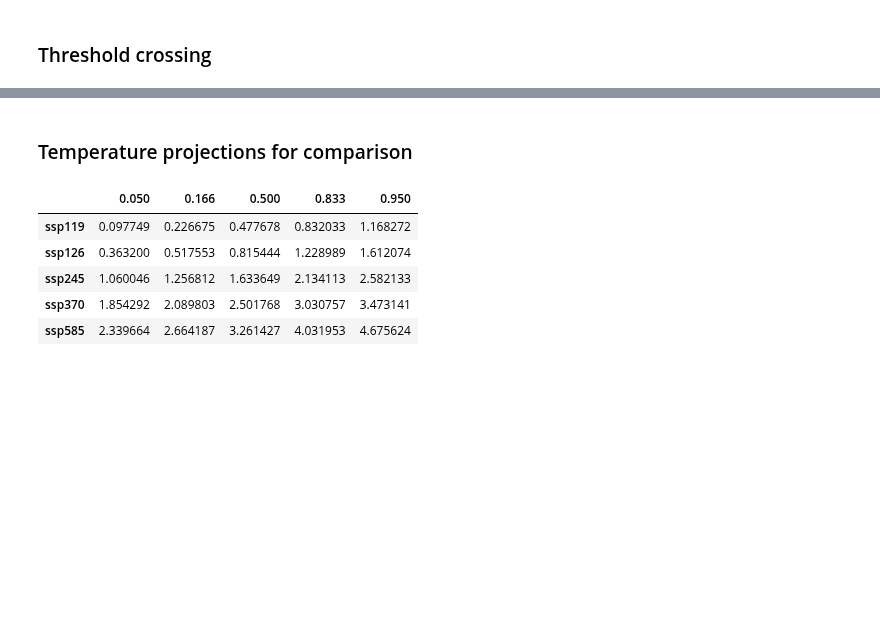
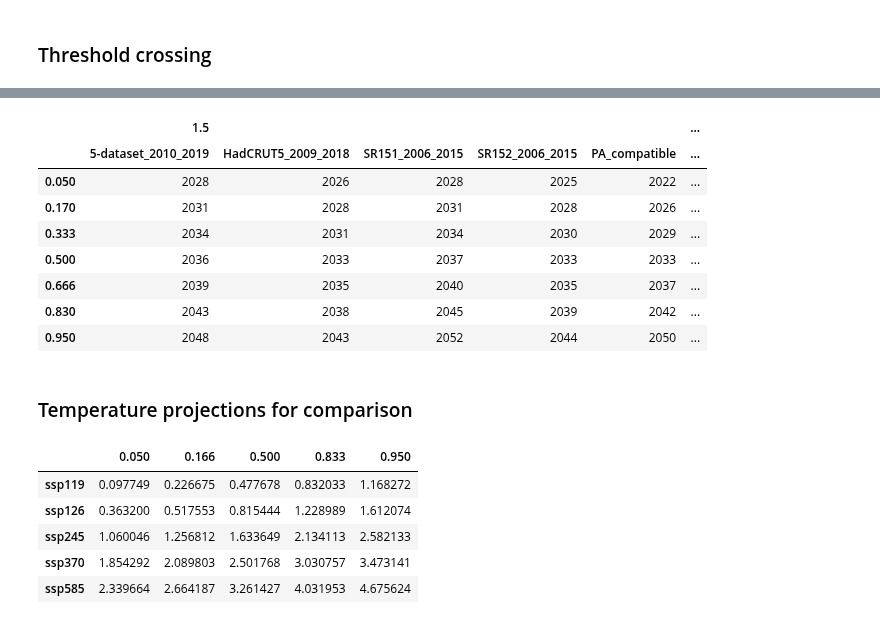
Before and after one commit to njleach/GIR, a Jupyter notebook: GIR/notebooks/SSP_NROY_ensemble.ipynb, the cells around one changed output, grey strips where cells are left out. Saved outputs shown, nothing was run; the diff lists cells and outputs as text; code cells hidden in the pictures; blank space fills up the shorter version.

```diff
--- a/GIR/notebooks/SSP_NROY_ensemble.ipynb
+++ b/GIR/notebooks/SSP_NROY_ensemble.ipynb
@@ -1191,0 +1257,16 @@ plt.legend(fontsize=15)
+# %%
+baselines = {}
+baselines['5-dataset_2010_2019'] = (GMST_datasets.loc['2010':'2019'].mean(axis=1).mean() - GMST_datasets.loc['1861':'1880'].mean(axis=1).mean())
+baselines['HadCRUT5_2009_2018'] = HadCRUT5_analysis.loc[2009:2018].mean() - HadCRUT5_analysis.loc[1861:1880].mean()
+baselines['SR151_2006_2015'] = 0.87 # relative to 1850-1900
+baselines['SR152_2006_2015'] = 0.97 # relative to 1850-1900
+baselines['PA_compatible'] = 0.6 # relative to 1850-1900
+# %%
+GMST_annual = (GMST_datasets.mean(axis=1) - GMST_datasets.loc['1861':'1880'].mean(axis=1).mean()).resample('y',loffset='-6m').mean()
+GMST_annual.index = GMST_annual.index.year
+GMST_annual_smooth = pd.Series(LOWESS(GMST_annual,GMST_annual.index,frac=0.1)[:,1],index=GMST_annual.index)
+
+HadCRUT5_smooth = pd.Series(LOWESS(HadCRUT5_analysis-HadCRUT5_analysis.loc[1861:1880].mean(),HadCRUT5_analysis.index,frac=0.1)[:,1],index=HadCRUT5_analysis.index)
+# %%
+baselines['5-dataset_2019_LOWESS'] = GMST_annual_smooth.loc[2019]
+baselines['HadCRUT5_2018_LOWESS'] = GMST_annual_smooth.loc[2018]
@@ -1191,0 +1283,24 @@ plt.legend(fontsize=15)
+# %%
+alternate_baseline_results = pd.DataFrame(index=[0.05,0.17,0.333,0.5,0.666,0.83,0.95],columns=pd.MultiIndex.from_product([[1.5,2.0],baselines.keys()]))
+
+for target in [1.5,2.0]:
+
+    alternate_baseline_results.loc[:,(target,'5-dataset_2010_2019')] = ((temp_results_SSPs.loc[:,'ssp245'].rolling(11,center=True).mean() - temp_results_SSPs.loc[2010:2019,'ssp245'].mean() + baselines['5-dataset_2010_2019'])>target).idxmax().replace(1755,np.nan).replace(1750,np.nan).dropna().quantile([0.05,0.17,0.333,0.5,0.666,0.83,0.95])
+    alternate_baseline_results.loc[:,(target,'HadCRUT5_2009_2018')] = ((temp_results_SSPs.loc[:,'ssp245'].rolling(11,center=True).mean() - temp_results_SSPs.loc[2009:2018,'ssp245'].mean() + baselines['HadCRUT5_2009_2018'])>target).idxmax().replace(1755,np.nan).replace(1750,np.nan).dropna().quantile([0.05,0.17,0.333,0.5,0.666,0.83,0.95])
+    alternate_baseline_results.loc[:,(target,'SR151_2006_2015')] = ((temp_results_SSPs.loc[:,'ssp245'].rolling(11,center=True).mean() - temp_results_SSPs.loc[2006:2015,'ssp245'].mean() + baselines['SR151_2006_2015'])>target).idxmax().replace(1755,np.nan).replace(1750,np.nan).dropna().quantile([0.05,0.17,0.333,0.5,0.666,0.83,0.95])
+    alternate_baseline_results.loc[:,(target,'SR152_2006_2015')] = ((temp_results_SSPs.loc[:,'ssp245'].rolling(11,center=True).mean() - temp_results_SSPs.loc[2006:2015,'ssp245'].mean() + baselines['SR152_2006_2015'])>target).idxmax().replace(1755,np.nan).replace(1750,np.nan).dropna().quantile([0.05,0.17,0.333,0.5,0.666,0.83,0.95])
+    alternate_baseline_results.loc[:,(target,'5-dataset_2019_LOWESS')] = ((temp_results_SSPs.loc[:,'ssp245'].rolling(11,center=True).mean() - temp_results_SSPs.loc[2019,'ssp245'] + baselines['5-dataset_2019_LOWESS'])>target).idxmax().replace(1755,np.nan).replace(1750,np.nan).dropna().quantile([0.05,0.17,0.333,0.5,0.666,0.83,0.95])
+    alternate_baseline_results.loc[:,(target,'HadCRUT5_2018_LOWESS')] = ((temp_results_SSPs.loc[:,'ssp245'].rolling(11,center=True).mean() - temp_results_SSPs.loc[2018,'ssp245'] + baselines['HadCRUT5_2018_LOWESS'])>target).idxmax().replace(1755,np.nan).replace(1750,np.nan).dropna().quantile([0.05,0.17,0.333,0.5,0.666,0.83,0.95])
+    alternate_baseline_results.loc[:,(target,'PA_compatible')] = ((temp_results_SSPs.loc[:,'ssp245'].rolling(11,center=True).mean() - temp_results_SSPs.loc[1986:2005,'ssp245'].mean() + baselines['PA_compatible'])>target).idxmax().replace(1755,np.nan).replace(1750,np.nan).dropna().quantile([0.05,0.17,0.333,0.5,0.666,0.83,0.95])
+# %%
+alternate_baseline_results
+# %% [output]
+|  | 1.5 |  |  |  |  | ... |
+|  | 5-dataset_2010_2019 | HadCRUT5_2009_2018 | SR151_2006_2015 | SR152_2006_2015 | PA_compatible | ... |
+| 0.050 | 2028 | 2026 | 2028 | 2025 | 2022 | ... |
+| 0.170 | 2031 | 2028 | 2031 | 2028 | 2026 | ... |
+| 0.333 | 2034 | 2031 | 2034 | 2030 | 2029 | ... |
+| 0.500 | 2036 | 2033 | 2037 | 2033 | 2033 | ... |
+| 0.666 | 2039 | 2035 | 2040 | 2035 | 2037 | ... |
+| 0.830 | 2043 | 2038 | 2045 | 2039 | 2042 | ... |
+| 0.950 | 2048 | 2043 | 2052 | 2044 | 2050 | ... |
```
Also changed, not shown: parts of 19 cells of this notebook, 5 other files.
